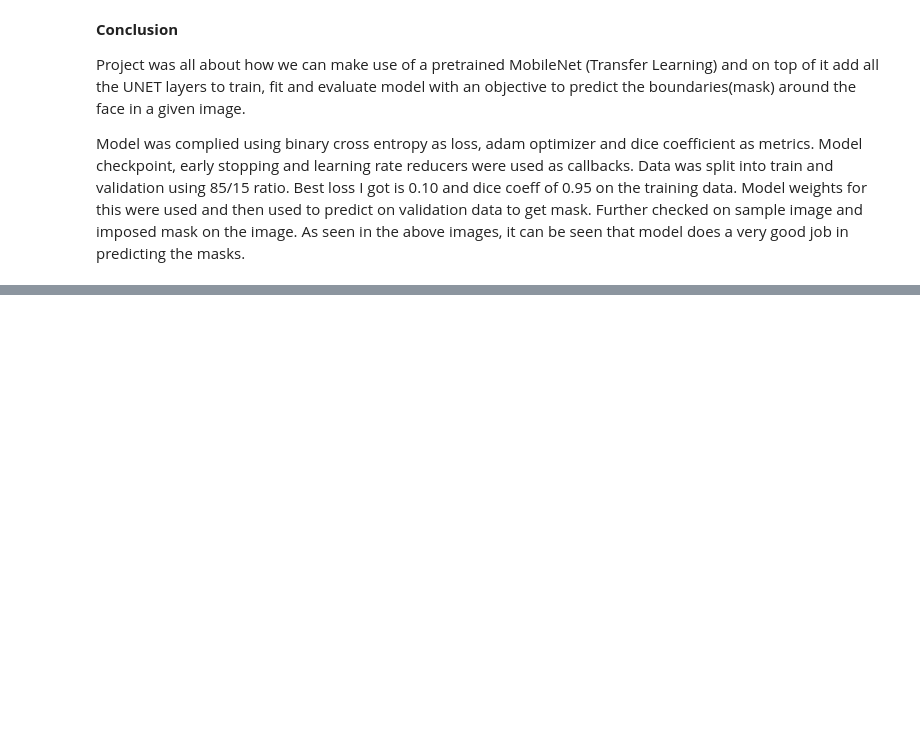
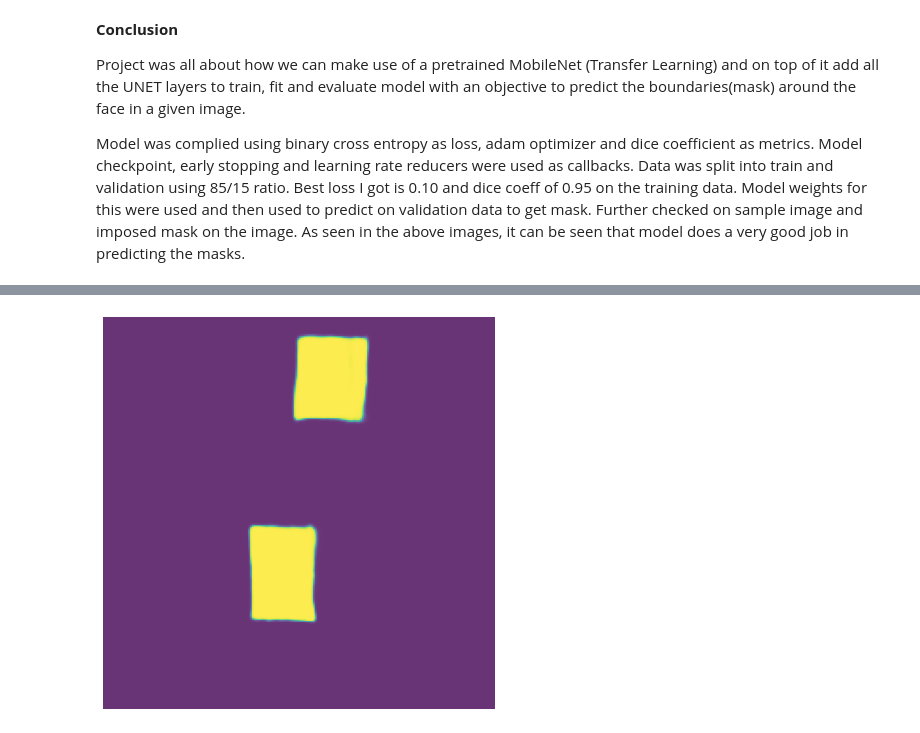
Before and after one commit to vishn96/Face-Detection-Model, a Jupyter notebook: Face_Detection_Model.ipynb, the cells around one changed output, grey strips where cells are left out. Cells and saved outputs as stored; diff of their text form; code cells hidden in the pictures; blank space fills up the shorter version.

```diff
--- a/Face_Detection_Model.ipynb
+++ b/Face_Detection_Model.ipynb
@@ -342,0 +359,5 @@ As seen in the above images, it can be seen that model does a very good job in p
+# %%
+WEIGHTS_FILE = "model_0.11.h5"
+learned_model = create_model()
+learned_model.load_weights(WEIGHTS_FILE)
+y_pred = learned_model.predict(img_preprocessed, verbose = 1)
@@ -342,0 +375,8 @@ As seen in the above images, it can be seen that model does a very good job in p
+# %%
+fig = plt.figure(figsize = (15, 7.2))
+ax = fig.add_subplot(1, 1, 1)
+plt.axis('off')
+plt.imshow(y_pred[0], alpha = 0.8)
+plt.savefig('mask.jpg', bbox_inches = 'tight', pad_inches = 0)
+# %% [output]
+[figure, added]
```
Also changed, not shown: parts of 6 cells of this notebook.
